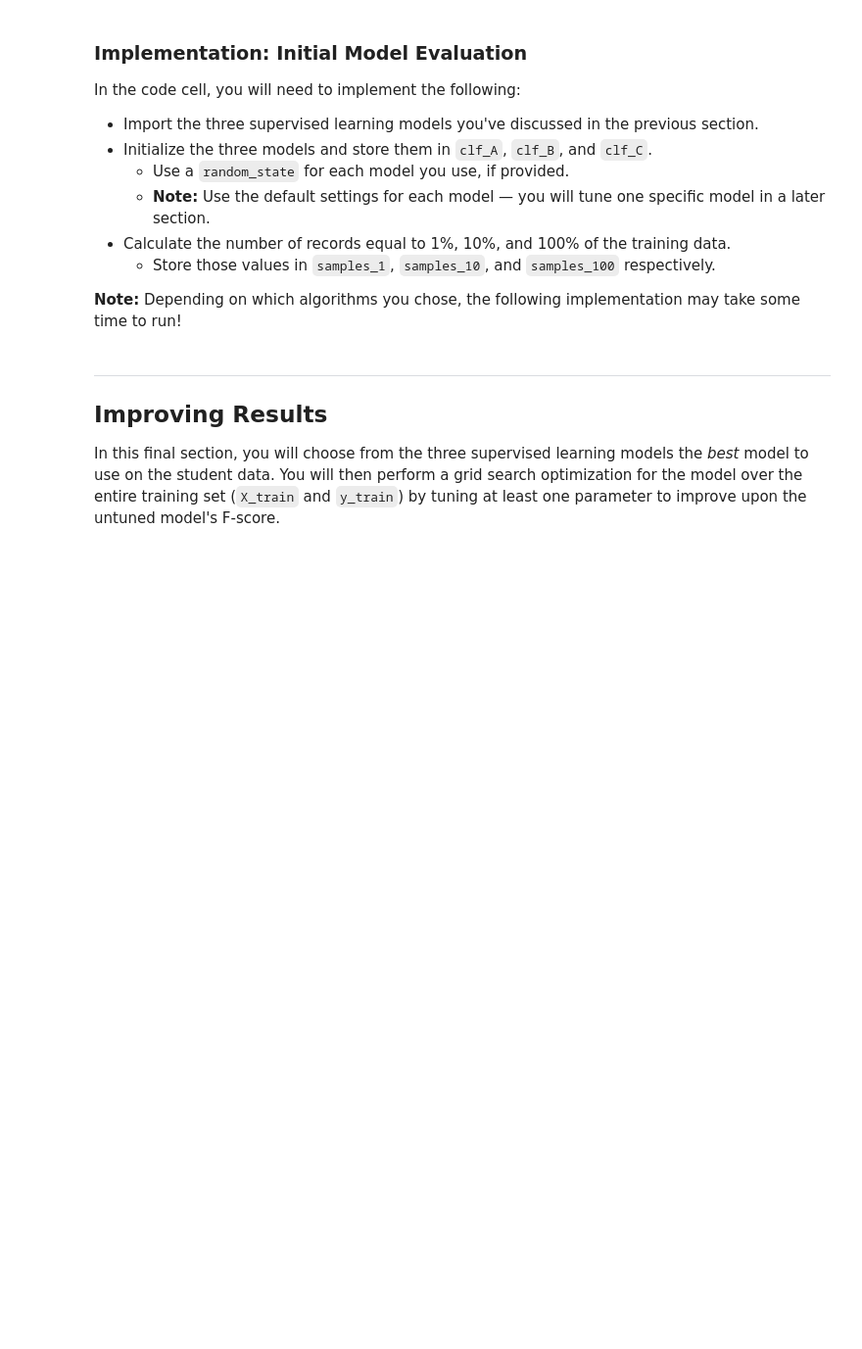
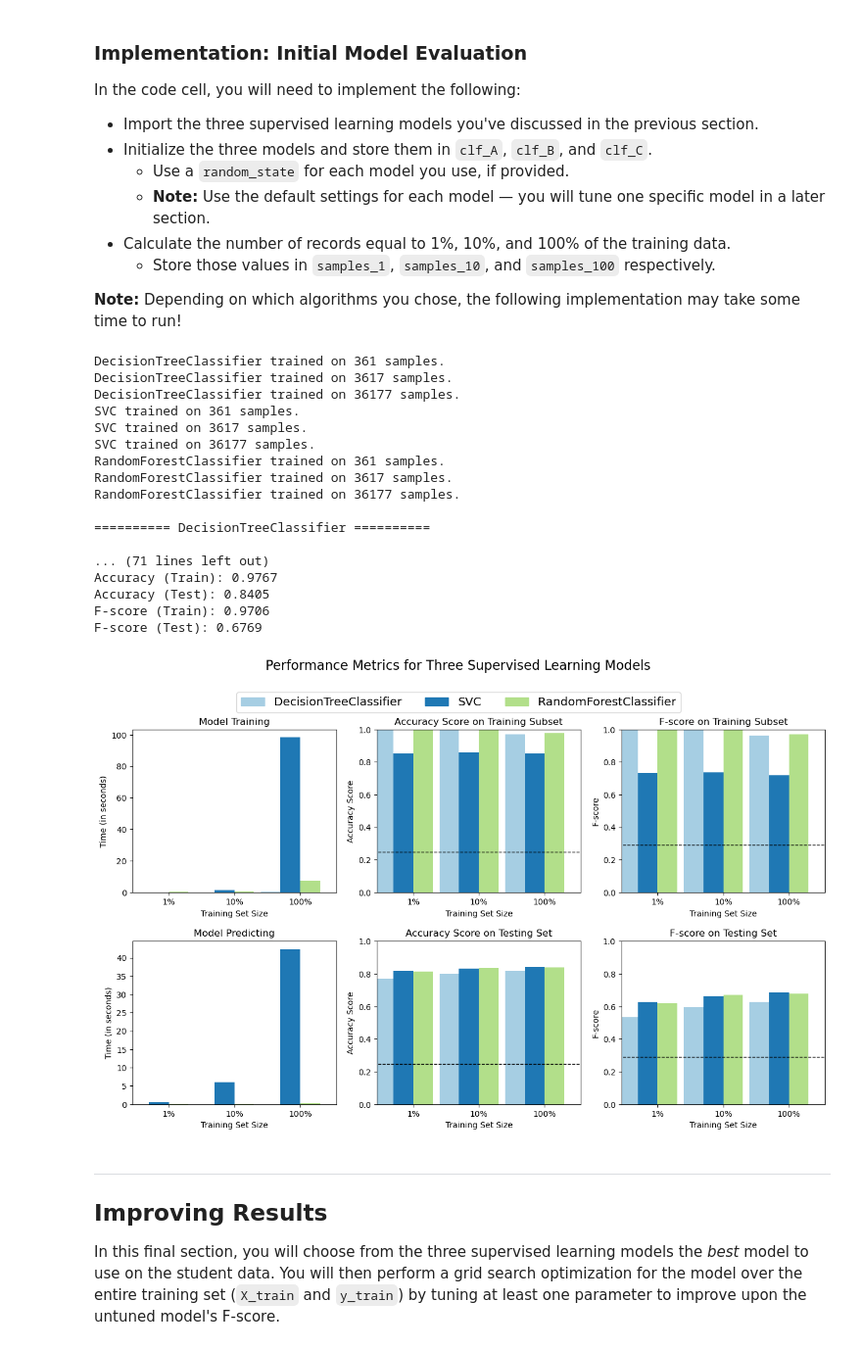
Before and after one commit to miarTaweel/FindingDonorsProject, a Jupyter notebook: finding_donors.ipynb, the cells around one changed output. Shown at 98% size. Cells and saved outputs as stored; diff of their text form; code cells hidden in the pictures; blank space fills up the shorter version.

```diff
--- a/finding_donors.ipynb
+++ b/finding_donors.ipynb
@@ -258,12 +257,14 @@ TN = 0 # No predicted negatives in the naive case
 FN = 0 # No predicted negatives in the naive case
 
 # TODO: Calculate accuracy, precision and recall
-accuracy = None
-recall = None
-precision = None
+accuracy = TP / income.count()
+recall = 1
+precision = TP / income.count()
 
 # TODO: Calculate F-score using the formula above for beta = 0.5 and correct values for precision and recall.
-fscore = None
+beta = 0.5
+fscore = (1 + beta**2) * (precision * recall) / ((beta**2 * precision) + recall)
+
 
 # Print the results
 print("Naive Predictor: [Accuracy score: {:.4f}, F-score: {:.4f}]".format(accuracy, fscore))
@@ -366,31 +462,68 @@ In the code cell, you will need to implement the following:
 **Note:** Depending on which algorithms you chose, the following implementation may take some time to run!
 # %%
 # TODO: Import the three supervised learning models from sklearn
+from sklearn.tree import DecisionTreeClassifier
+from sklearn.svm import SVC
+from sklearn.ensemble import RandomForestClassifier
 
 # TODO: Initialize the three models
-clf_A = None
-clf_B = None
-clf_C = None
+clf_A = DecisionTreeClassifier(random_state=0)
+clf_B = SVC(random_state=0)
+clf_C = RandomForestClassifier(random_state=0)
 
 # TODO: Calculate the number of samples for 1%, 10%, and 100% of the training data
 # HINT: samples_100 is the entire training set i.e. len(y_train)
 # HINT: samples_10 is 10% of samples_100 (ensure to set the count of the values to be `int` and not `float`)
 # HINT: samples_1 is 1% of samples_100 (ensure to set the count of the values to be `int` and not `float`)
-samples_100 = None
-samples_10 = None
-samples_1 = None
+samples_100 = len(y_train)
+samples_10 = int(samples_100 * 0.10)
+samples_1 = int(samples_100 * 0.01)
 
 # Collect results on the learners
 results = {}
 for clf in [clf_A, clf_B, clf_C]:
     clf_name = clf.__class__.__name__
     results[clf_name] = {}
     for i, samples in enumerate([samples_1, samples_10, samples_100]):
         results[clf_name][i] = \
         train_predict(clf, samples, X_train, y_train, X_test, y_test)
 
+
+for clf_name in results:
+    print("\n========== {} ==========".format(clf_name))
+
+    for i in results[clf_name]:
+        print("\n--- Training Size: {} ---".format(
+            [samples_1, samples_10, samples_100][i]))
+
+        print("Training Time: {:.4f}".format(results[clf_name][i]['train_time']))
+        print("Prediction Time: {:.4f}".format(results[clf_name][i]['pred_time']))
+        print("Accuracy (Train): {:.4f}".format(results[clf_name][i]['acc_train']))
+        print("Accuracy (Test): {:.4f}".format(results[clf_name][i]['acc_test']))
+        print("F-score (Train): {:.4f}".format(results[clf_name][i]['f_train']))
+        print("F-score (Test): {:.4f}".format(results[clf_name][i]['f_test']))
+
 # Run metrics visualization for the three supervised learning models chosen
 vs.evaluate(results, accuracy, fscore)
+# %% [output]
+DecisionTreeClassifier trained on 361 samples.
+DecisionTreeClassifier trained on 3617 samples.
+DecisionTreeClassifier trained on 36177 samples.
+SVC trained on 361 samples.
+SVC trained on 3617 samples.
+SVC trained on 36177 samples.
+RandomForestClassifier trained on 361 samples.
+RandomForestClassifier trained on 3617 samples.
+RandomForestClassifier trained on 36177 samples.
+
+========== DecisionTreeClassifier ==========
+
+... (71 lines left out)
+Accuracy (Train): 0.9767
+Accuracy (Test): 0.8405
+F-score (Train): 0.9706
+F-score (Test): 0.6769
+[figure, added]
 # %% [markdown]
 ----
 ## Improving Results
```
Also changed, not shown: parts of 21 cells of this notebook.
